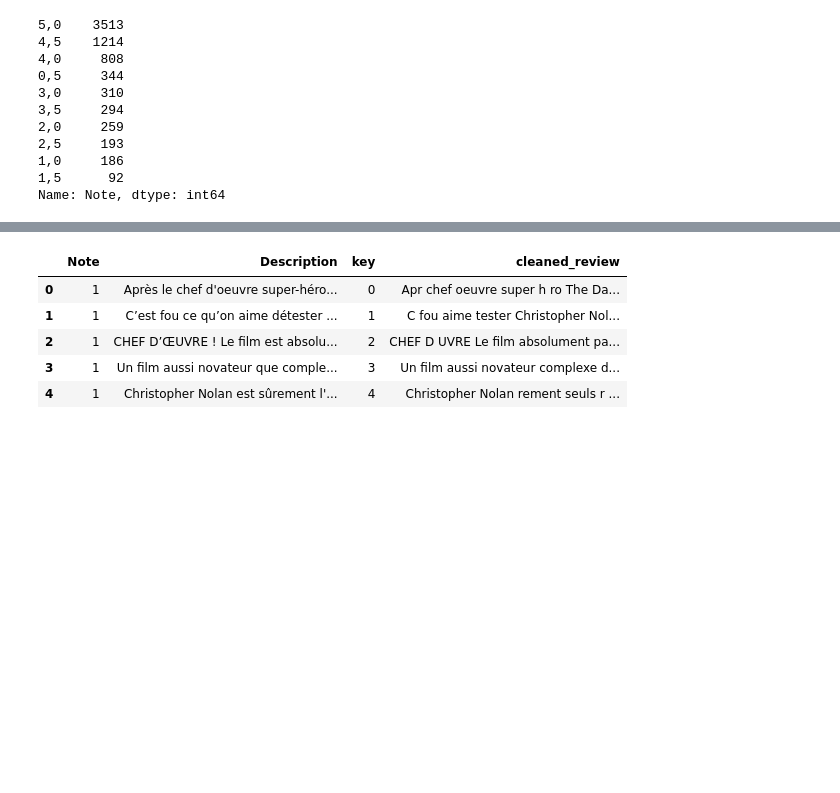
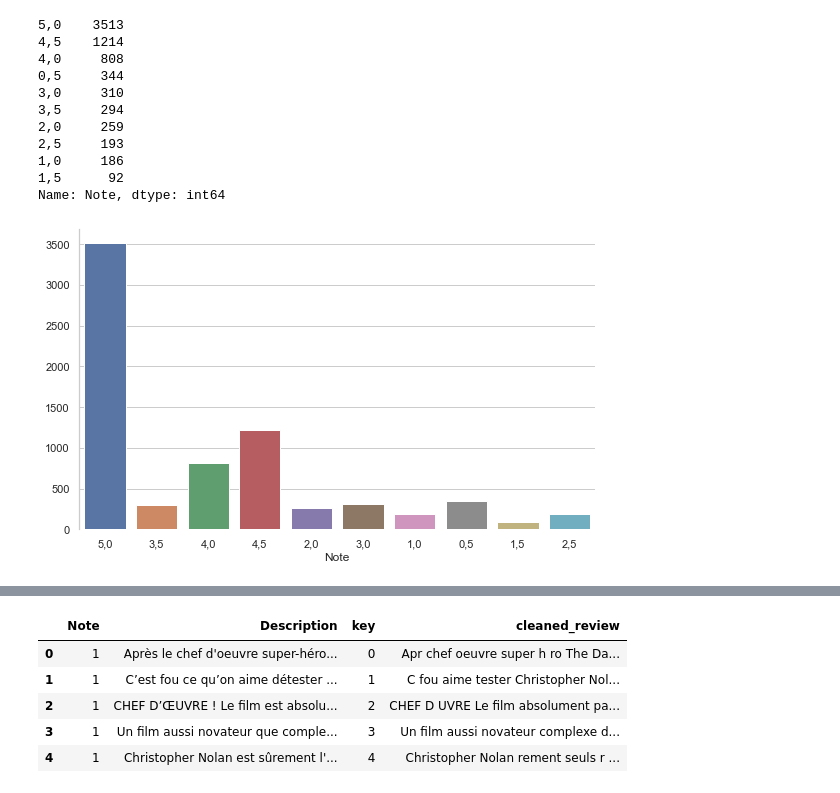
Before and after one commit to aggie7777/Jedha-Projects, a Jupyter notebook: Bloc4-analyse_unstructured_data/Analyse_sentiments_fre/allomovie_pen.ipynb, the cells around one changed output, grey strips where cells are left out. Cells and saved outputs as stored; diff of their text form; code cells hidden in the pictures; blank space fills up the shorter version.

```diff
--- a/Bloc4-analyse_unstructured_data/Analyse_sentiments_fre/allomovie_pen.ipynb
+++ b/Bloc4-analyse_unstructured_data/Analyse_sentiments_fre/allomovie_pen.ipynb
@@ -131,5 +135,21 @@ data.Note.value_counts()
 1,0     186
 1,5      92
 Name: Note, dtype: int64
+# %%
+#Rating counts
+plt.figure(figsize=(8,5))
+
+ax = sns.countplot(data=data, x='Note')
+ax.set(xlabel='Note', ylabel='')
+
+# Finalize the plot
+sns.despine(bottom=True)
+plt.tight_layout(h_pad=2)
+
+# Saving plot
+fig = ax.get_figure()
+fig.savefig('note_counts.png', dpi=200)
+# %% [output]
+[figure, added]
 # %%
 def setClassBin(i):
```
Also changed, not shown: parts of 22 cells of this notebook, 2 other files.
